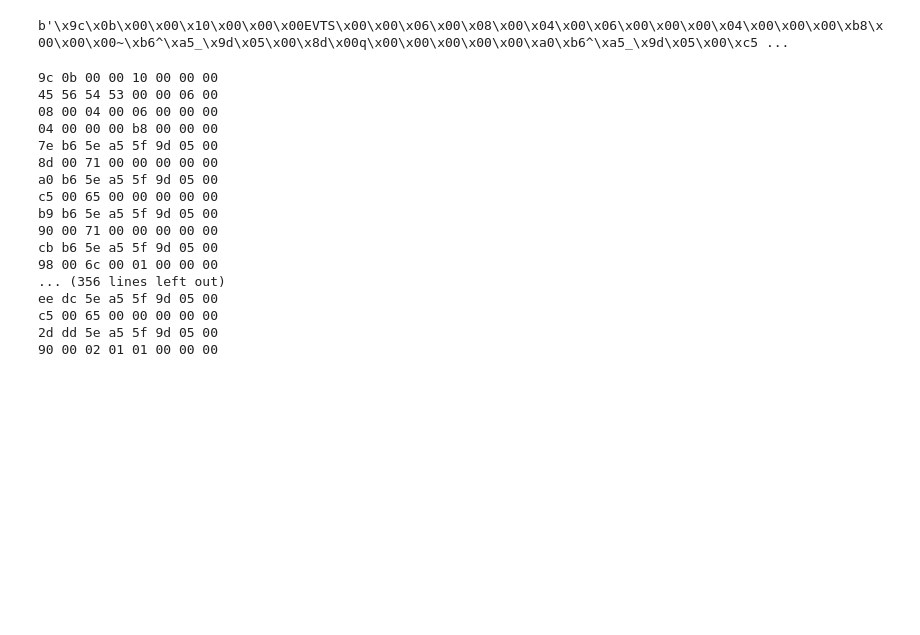
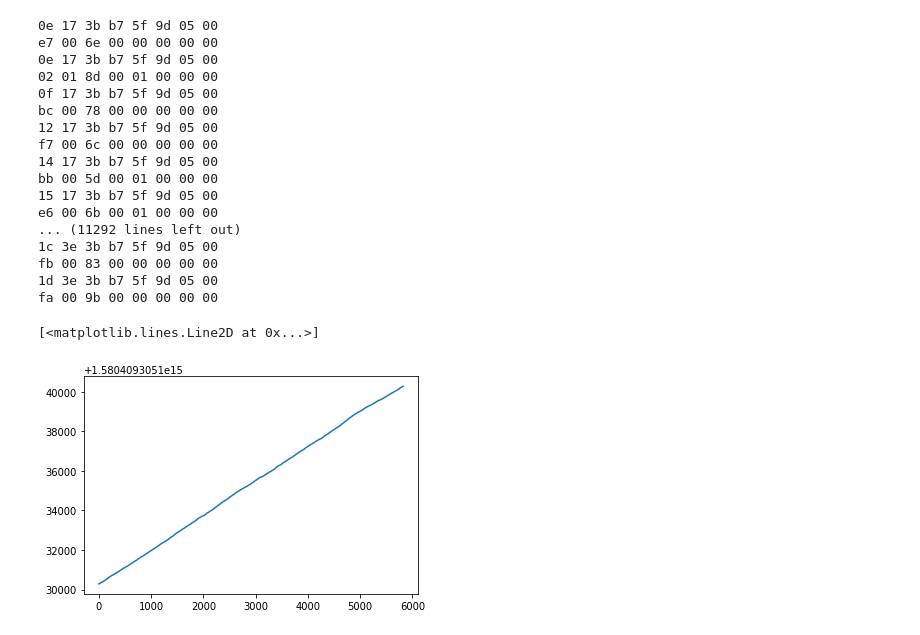
Before and after one commit to tcstewar/dvs_freq, a Jupyter notebook: Read AERDAT4.ipynb, the cells around one changed output. Cells and saved outputs as stored; diff of their text form; code cells hidden in the pictures; blank space fills up the shorter version.

Commit message:
working data reading

```diff
--- a/Read AERDAT4.ipynb
+++ b/Read AERDAT4.ipynb
@@ -23,18 +23,20 @@ class AEDAT4(object):
             self.header_unknown = buf[18:52]
             assert self.header_unknown[4:8] == b'IOHE'
             self.info = buf[18+52:size+14].decode()
-            self.header_unknown2 = buf[size+14:size+14+4+8]
+            self.header_unknown2 = buf[size+14:size+14+4]
 
-            index = size+14+4+8
+            index = size+14+4
 
             self.blocks = []
             while True:
-                assert buf[index:index+7] == b'\x04"M\x18@@\xc0'
-                info = lz4.frame.get_frame_info(buf[index:])
+                datacode = buf2int(buf[index:index+4])
+                size = buf2int(buf[index+4:index+8])
+                assert buf[index+8:index+15] == b'\x04"M\x18@@\xc0'
                 ctx = lz4.frame.create_decompression_context()
                 d = b''
                 while True:
-                    data, size, finished = lz4.frame.decompress_chunk(ctx, buf[index:])
+                    data, size2, finished = lz4.frame.decompress_chunk(ctx, buf[index+8:])
+                    assert size2 == size
                     d += data
                     if finished:
                         index += size + 8
@@ -44,9 +46,15 @@ class AEDAT4(object):
                 self.blocks.append(d)
 
                 datatype = d[8:12].decode()
-                print(datatype, len(d))
+                print(datacode, datatype, len(d), buf2int(d[:4]), buf2int(d[4:8]))
 
-f = AEDAT4('Drone_Cam102_test1-2020_01_30_13_30_05.aedat4')
+                if len(self.blocks)>30:
+                    break
+
+#f = AEDAT4('Drone_Cam102_test1-2020_01_30_13_30_05.aedat4')
+f = AEDAT4('Drone_Cam102_test2-2020_01_30_13_35_05.aedat4')
+
+
 
 #print(f.info)
 #print(buf2int(f.header_unknown[:4]), f.header_unknown[4:8].decode(), buf2hex(f.header_unknown))
@@ -79,28 +82,40 @@ len(f.blocks)
-# %%
-f.blocks[6]
-# %% [output]
-b'\x9c\x0b\x00\x00\x10\x00\x00\x00EVTS\x00\x00\x06\x00\x08\x00\x04\x00\x06\x00\x00\x00\x04\x00\x00\x00\xb8\x00\x00\x00~\xb6^\xa5_\x9d\x05\x00\x8d\x00q\x00\x00\x00\x00\x00\xa0\xb6^\xa5_\x9d\x05\x00\xc5 ...
 # %%
 def display(d):
     for i in range(0, len(d), 8):
         print(' '.join('%02x'%xx for xx in d[i:i+8]))
 
-display(f.blocks[6])
+display(f.blocks[1][32:])
 # %% [output]
-9c 0b 00 00 10 00 00 00
-45 56 54 53 00 00 06 00
-08 00 04 00 06 00 00 00
-04 00 00 00 b8 00 00 00
-7e b6 5e a5 5f 9d 05 00
-8d 00 71 00 00 00 00 00
-a0 b6 5e a5 5f 9d 05 00
-c5 00 65 00 00 00 00 00
-b9 b6 5e a5 5f 9d 05 00
-90 00 71 00 00 00 00 00
-cb b6 5e a5 5f 9d 05 00
-98 00 6c 00 01 00 00 00
-... (356 lines left out)
-ee dc 5e a5 5f 9d 05 00
-c5 00 65 00 00 00 00 00
-2d dd 5e a5 5f 9d 05 00
-90 00 02 01 01 00 00 00
+0e 17 3b b7 5f 9d 05 00
+e7 00 6e 00 00 00 00 00
+0e 17 3b b7 5f 9d 05 00
+02 01 8d 00 01 00 00 00
+0f 17 3b b7 5f 9d 05 00
+bc 00 78 00 00 00 00 00
+12 17 3b b7 5f 9d 05 00
+f7 00 6c 00 00 00 00 00
+14 17 3b b7 5f 9d 05 00
+bb 00 5d 00 01 00 00 00
+15 17 3b b7 5f 9d 05 00
+e6 00 6b 00 01 00 00 00
+... (11292 lines left out)
+1c 3e 3b b7 5f 9d 05 00
+fb 00 83 00 00 00 00 00
+1d 3e 3b b7 5f 9d 05 00
+fa 00 9b 00 00 00 00 00
+# %%
+import numpy as np
+d = f.blocks[7][32:]
+
+dd = np.frombuffer(d, dtype='uint64')
+t = dd[::2]
+x = dd[1::2] & 0xFFFF
+y = (dd[1::2] >> 16) & 0xFFFF
+p = dd[1::2] >> 32
+# %%
+%matplotlib inline
+import matplotlib.pyplot as plt
+plt.plot(t)
+# %% [output]
+[<matplotlib.lines.Line2D at 0x...>]
+[figure, added]
```
Also changed, not shown: parts of 6 cells of this notebook.
